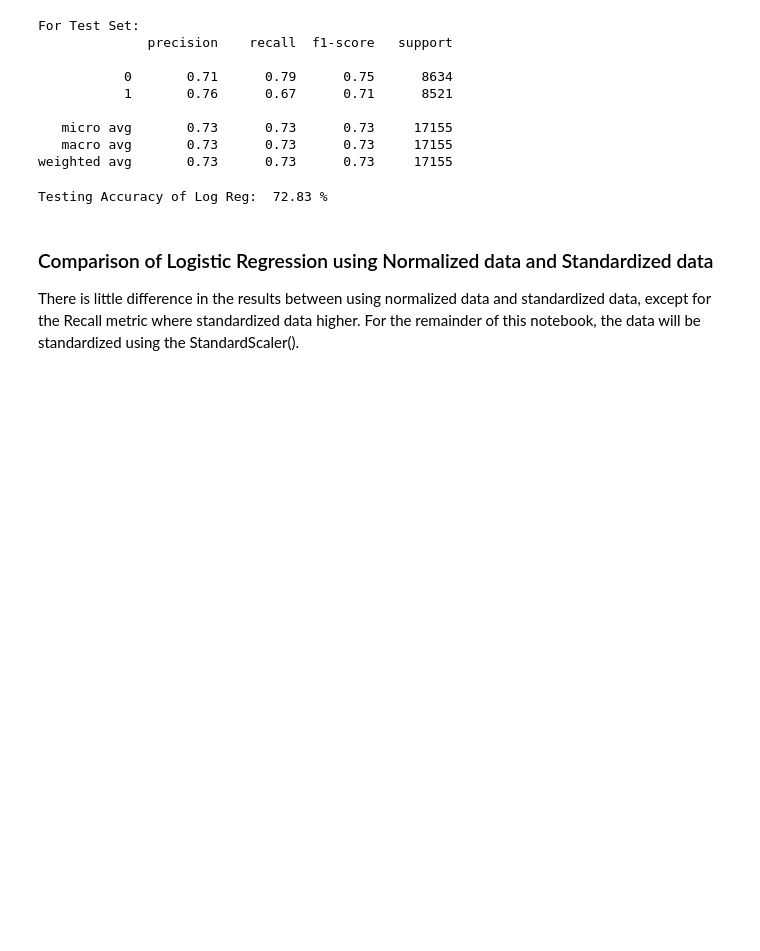
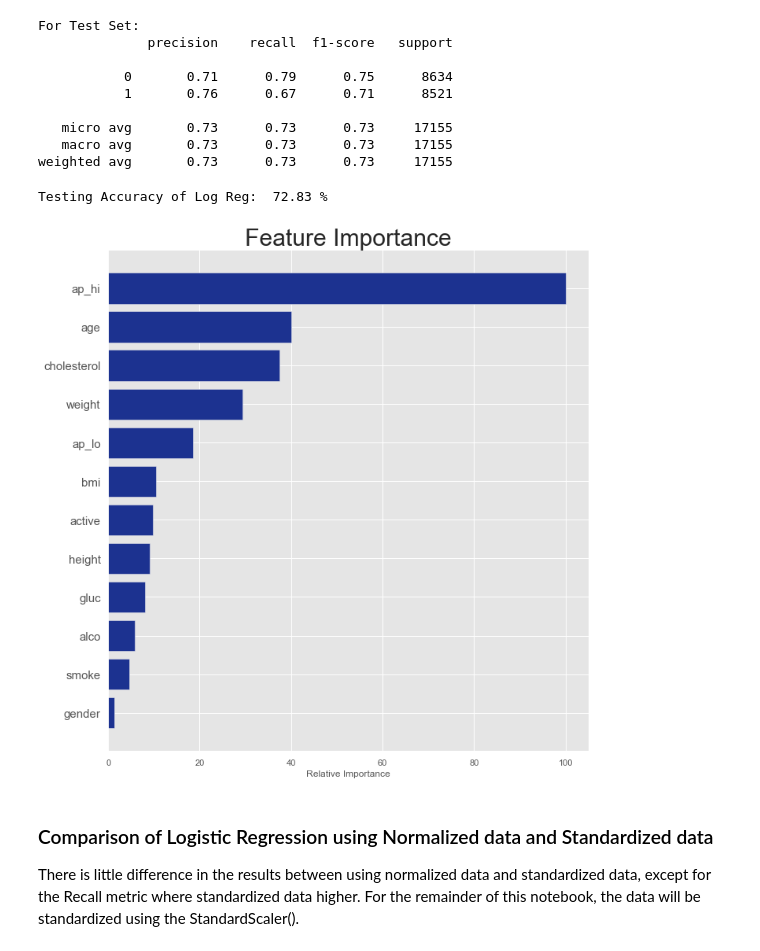
Before and after one commit to AnnikaNoren/dsc-mod-5-project-online-ds-pt-071519, a Jupyter notebook: student.ipynb, the cells around one changed output. Drawn from its saved outputs; the diff is of its cells as text; code cells hidden in the pictures; blank space fills up the shorter version.

```diff
--- a/student.ipynb
+++ b/student.ipynb
@@ -790,6 +800,26 @@ weighted avg       0.73      0.73      0.73     17155
 print('Testing Accuracy of Log Reg: ', round(lr_acc,4)* 100, '%')
 # %% [output]
 Testing Accuracy of Log Reg:  72.83 %
+# %%
+# https://stackoverflow.com/questions/24255723/sklearn-logistic-regression-important-features
+
+feature_importance = abs(model_log.coef_[0])
+feature_importance = 100.0 * (feature_importance / feature_importance.max())
+sorted_idx = np.argsort(feature_importance)
+pos = np.arange(sorted_idx.shape[0]) + .5
+
+featfig = plt.figure(figsize=(10,10))
+featax = featfig.add_subplot(1, 1, 1)
+featax.barh(pos, feature_importance[sorted_idx], align='center', color='#1c3290')
+featax.set_yticks(pos)
+featax.set_yticklabels(np.array(X.columns)[sorted_idx], fontsize=15)
+featax.set_xlabel('Relative Importance')
+featax.set_title("Feature Importance", fontsize=30)
+
+plt.tight_layout()
+plt.show()
+# %% [output]
+[figure, added]
 # %% [markdown]
 ### Comparison of Logistic Regression using Normalized data and Standardized data
 
```
Also changed, not shown: parts of 4 cells of this notebook, 1 other file.
